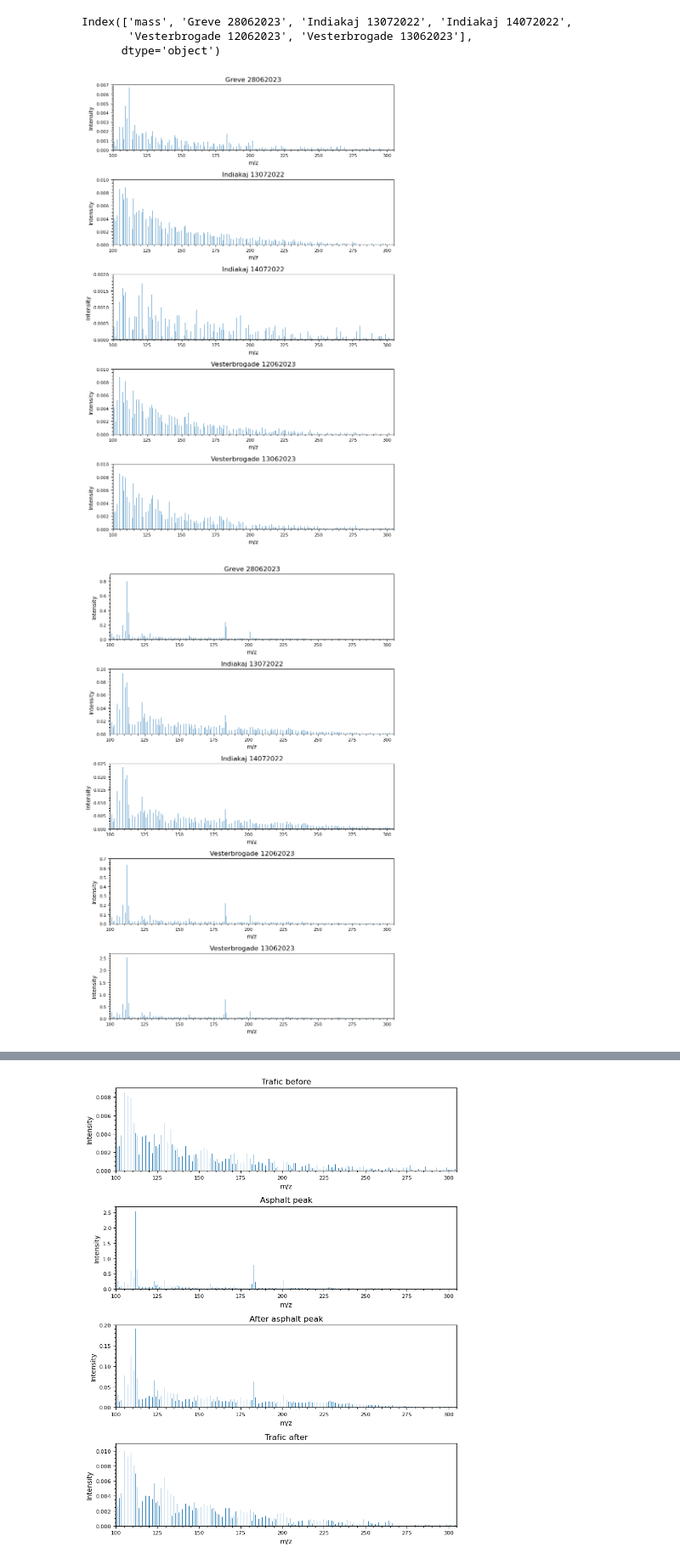
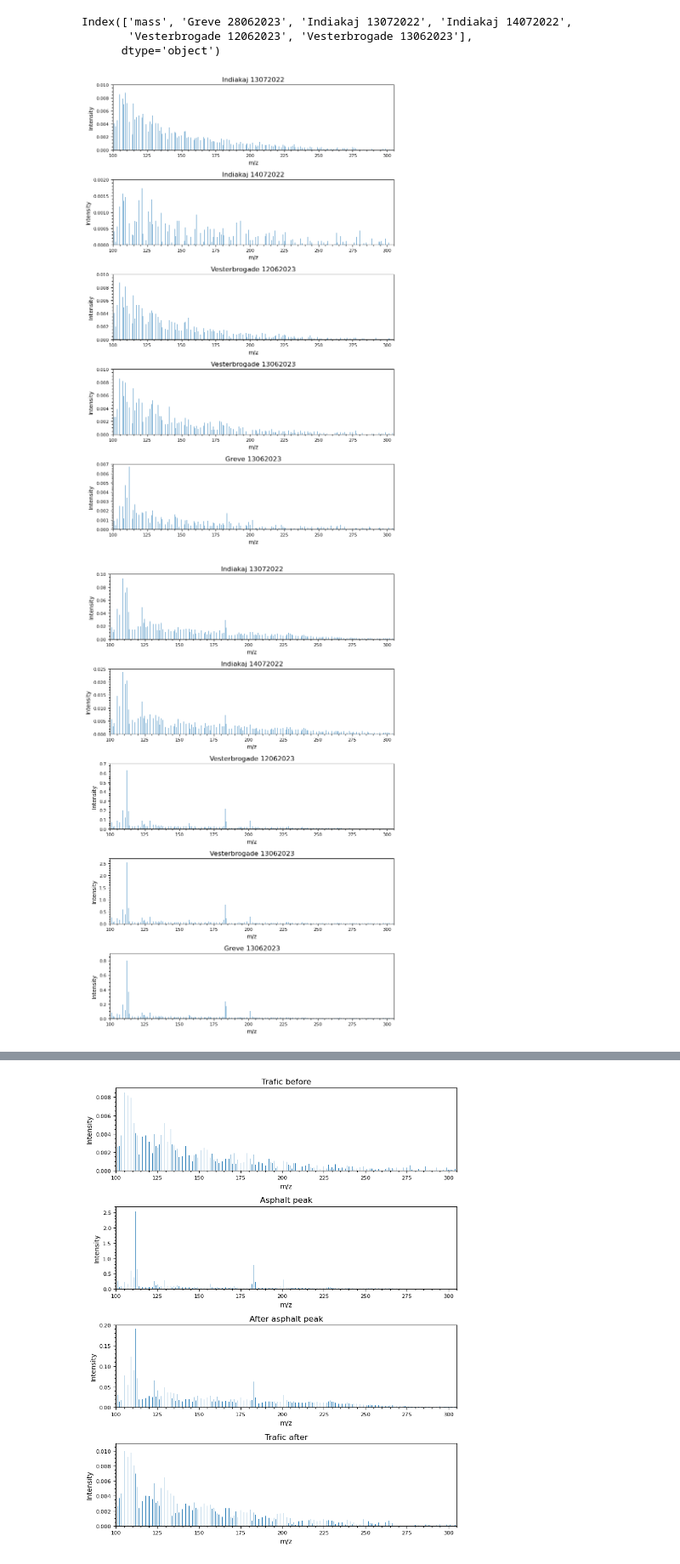
Before and after one commit to Normann25/NFA_project, a Jupyter notebook: MS_field.ipynb, the cells around one changed output, grey strips where cells are left out. Shown at 85% size. Cells and saved outputs as stored; diff of their text form; code cells hidden in the pictures.

```diff
--- a/MS_field.ipynb
+++ b/MS_field.ipynb
@@ -23,39 +23,47 @@ Index(['mass', 'Greve 28062023', 'Indiakaj 13072022', 'Indiakaj 14072022',
 # %%
 fig, ax = plt.subplots(5, 1, figsize = (8, 12))
 
-for i, key in enumerate(MS['Trafic_before'].keys()[1:]):
-    plot_MS(ax[i], MS['Trafic_before'], key, key)
-    ax[i].set(xlim = (100, 305))
+for i in ax:
+    i.set(xlim = (100, 305))
 
-ax[0].set_ylim(0, 0.007)
-ax[1].set_ylim(0, 0.01)
-ax[2].set_ylim(0, 0.002)
+plot_MS(ax[0], MS['Trafic_before'], 'Indiakaj 13072022', 'Indiakaj 13072022')
+ax[0].set_ylim(0, 0.01)
+plot_MS(ax[1], MS['Trafic_before'], 'Indiakaj 14072022', 'Indiakaj 14072022')
+ax[1].set_ylim(0, 0.002)
+plot_MS(ax[2], MS['Trafic_before'], 'Vesterbrogade 12062023', 'Vesterbrogade 12062023')
+ax[2].set_ylim(0, 0.01)
+plot_MS(ax[3], MS['Trafic_before'], 'Vesterbrogade 13062023', 'Vesterbrogade 13062023')
 ax[3].set_ylim(0, 0.01)
-ax[4].set_ylim(0, 0.01)
+plot_MS(ax[4], MS['Trafic_before'], 'Greve 28062023', 'Greve 13062023')
+ax[4].set_ylim(0, 0.007)
 
 fig.tight_layout()
 fig.savefig('Field_data/TraficBefore_MS_100-305.png', dpi = 600)
 plt.show()
 # %% [output]
-[figure, old version]
+[figure, new version]
 # %%
 fig, ax = plt.subplots(5, 1, figsize = (8, 12))
 
-for i, key in enumerate(MS['Asphalt_peak'].keys()[1:]):
-    plot_MS(ax[i], MS['Asphalt_peak'], key, key)
-    ax[i].set(xlim = (100, 305))
+for i in ax:
+    i.set(xlim = (100, 305))
 
-ax[0].set_ylim(0, 0.9)
-ax[1].set_ylim(0, 0.1)
-ax[2].set_ylim(0, 0.025)
-ax[3].set_ylim(0, 0.7)
-ax[4].set_ylim(0, 2.7)
+plot_MS(ax[0], MS['Asphalt_peak'], 'Indiakaj 13072022', 'Indiakaj 13072022')
+ax[0].set_ylim(0, 0.1)
+plot_MS(ax[1], MS['Asphalt_peak'], 'Indiakaj 14072022', 'Indiakaj 14072022')
+ax[1].set_ylim(0, 0.025)
+plot_MS(ax[2], MS['Asphalt_peak'], 'Vesterbrogade 12062023', 'Vesterbrogade 12062023')
+ax[2].set_ylim(0, 0.7)
+plot_MS(ax[3], MS['Asphalt_peak'], 'Vesterbrogade 13062023', 'Vesterbrogade 13062023')
+ax[3].set_ylim(0, 2.7)
+plot_MS(ax[4], MS['Asphalt_peak'], 'Greve 28062023', 'Greve 13062023')
+ax[4].set_ylim(0, 0.9)
 
 fig.tight_layout()
 fig.savefig('Field_data/Asphalt_MS_100-305.png', dpi = 600)
 plt.show()
 # %% [output]
-[figure, old version]
+[figure, new version]
 # %%
 fig, ax = plt.subplots(5, 1, figsize = (8, 12))
 
```
Also changed, not shown: parts of 2 cells of this notebook.
